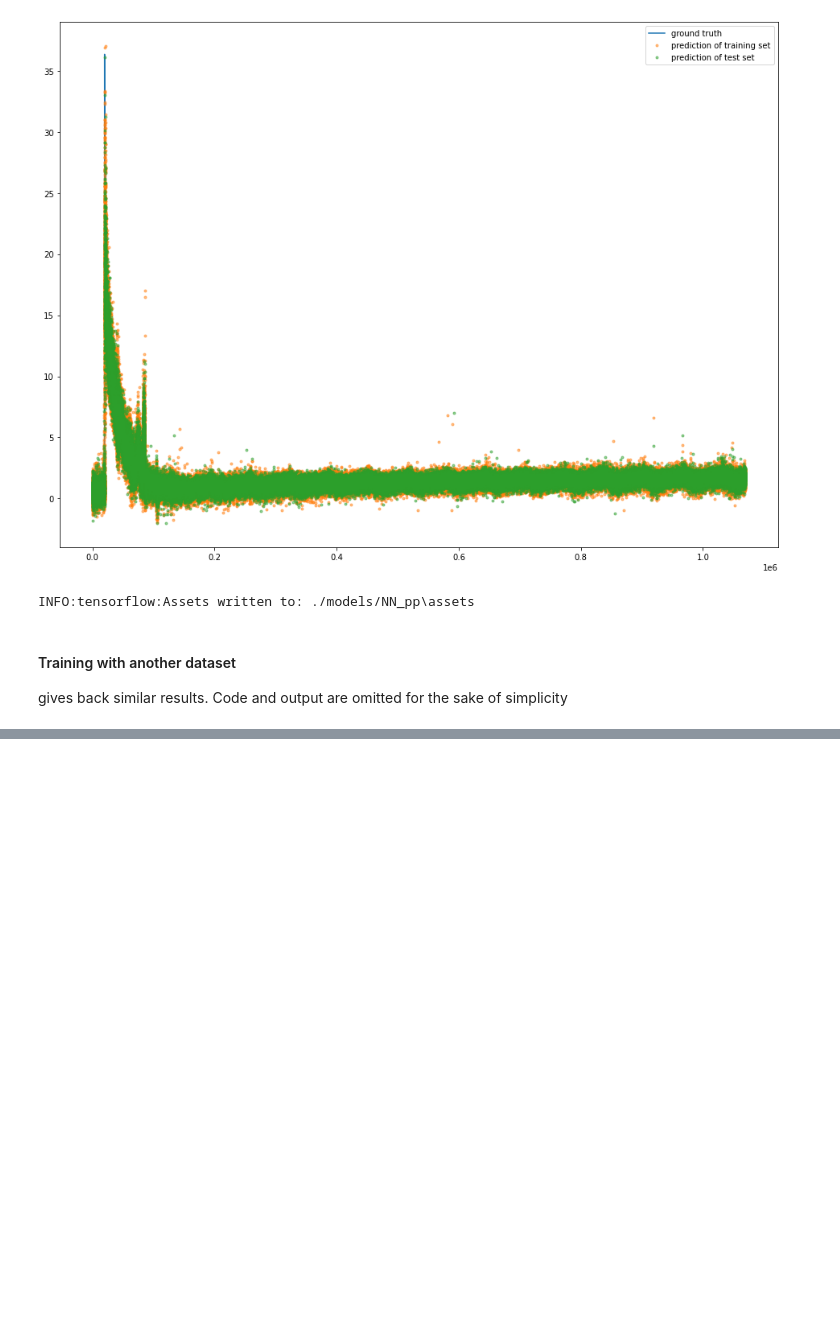
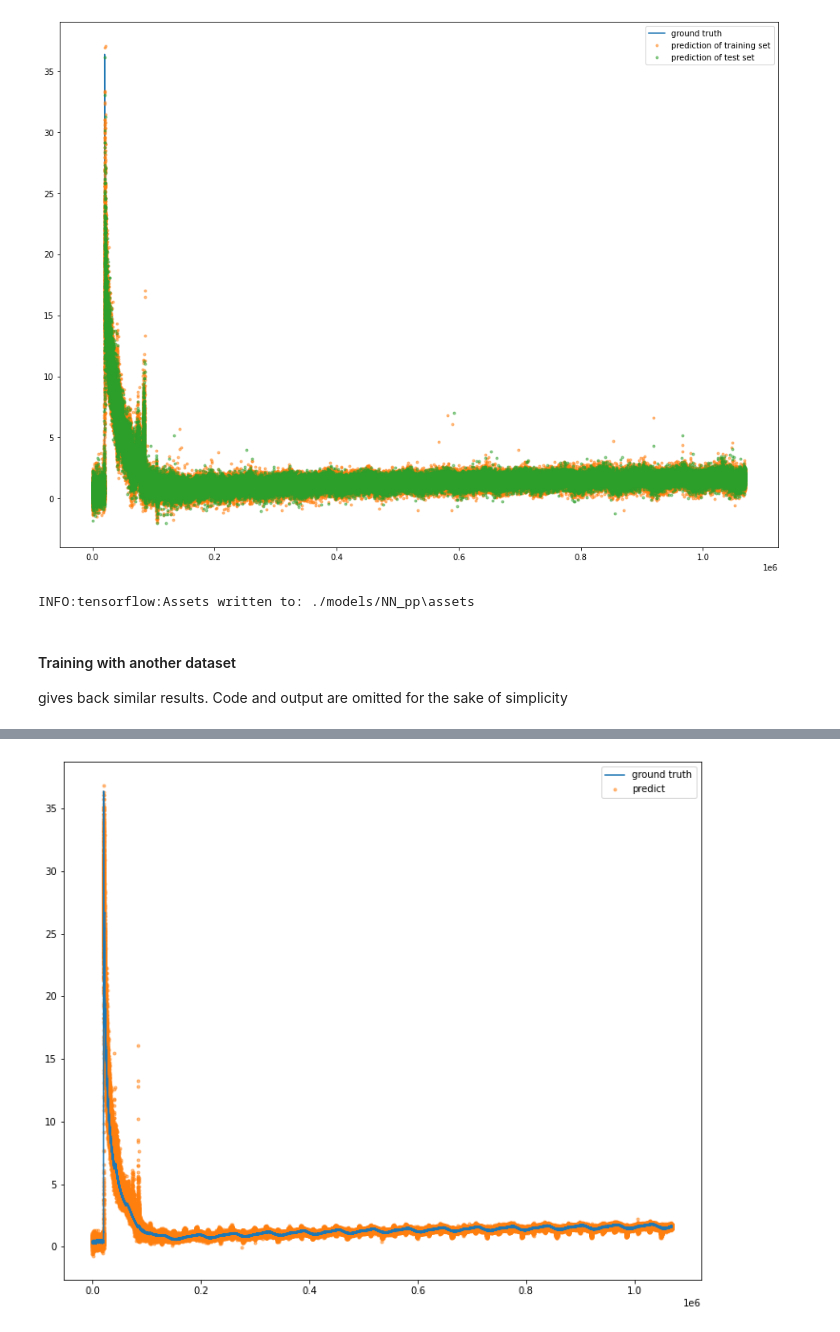
Before and after one commit to chen-xin-94/trelleborg, a Jupyter notebook: scripts/training/NN_ip1k1.ipynb, the cells around one changed output, grey strips where cells are left out. Cells and saved outputs as stored; diff of their text form; code cells hidden in the pictures; blank space fills up the shorter version.

```diff
--- a/scripts/training/NN_ip1k1.ipynb
+++ b/scripts/training/NN_ip1k1.ipynb
@@ -448,0 +568,6 @@ gives back similar results. Code and output are omitted for the sake of simplici
+# %%
+# predictioin vs ground truth in one plot
+%matplotlib inline
+plot_gt_pre_overlap(y,y_)
+# %% [output]
+[figure, added]
```
Also changed, not shown: parts of 15 cells of this notebook.
